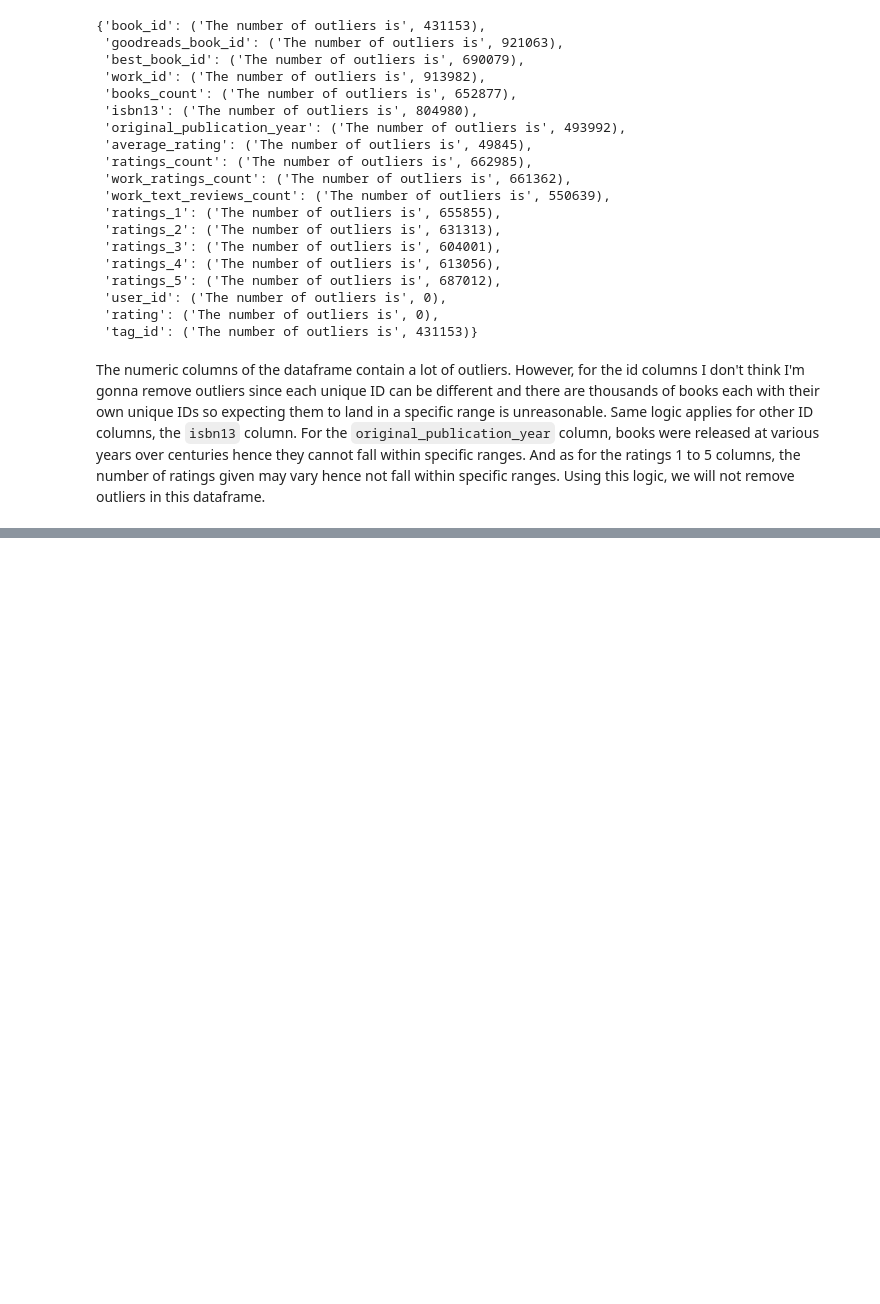
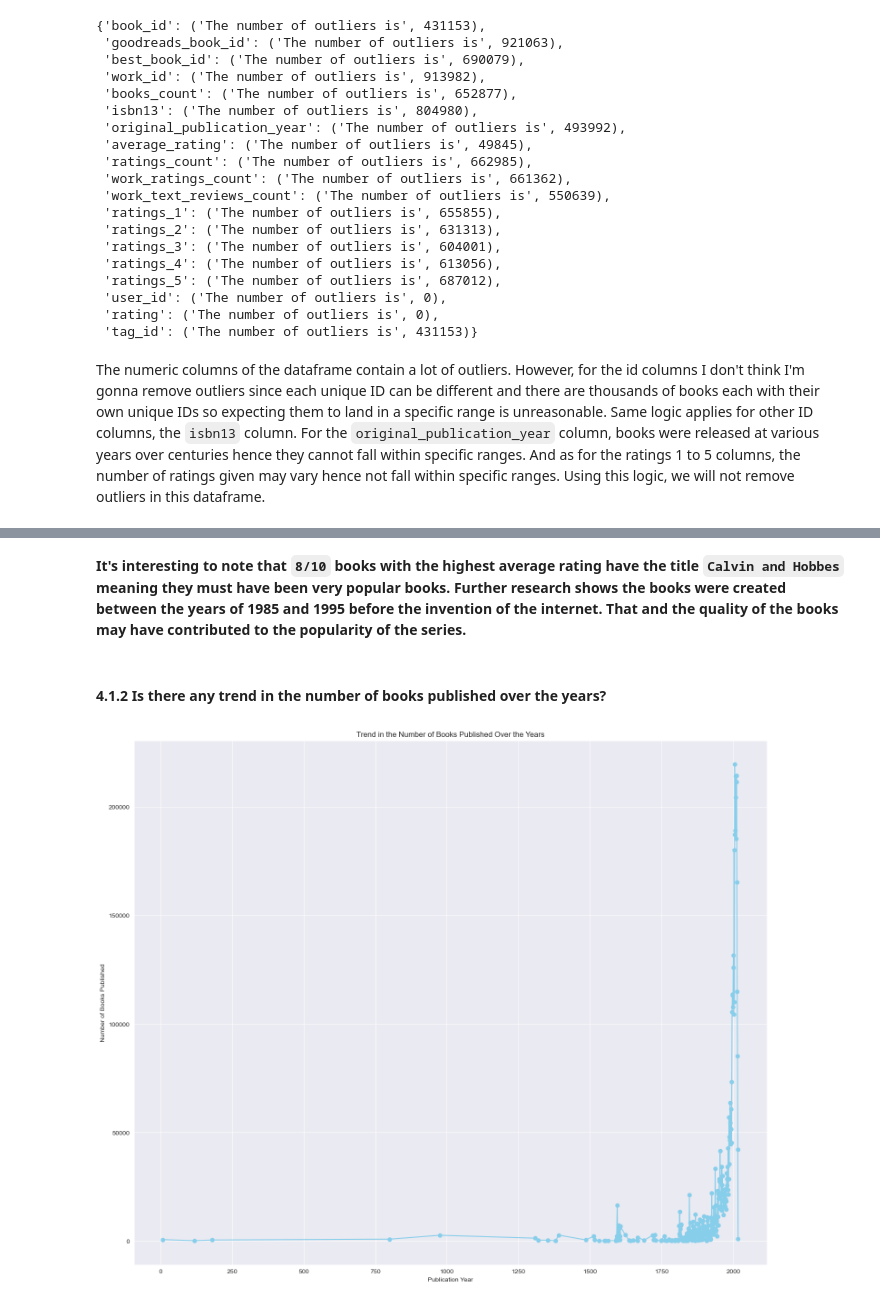
Before and after one commit to DennisWainaina/Book-recommendation-system-project, a Jupyter notebook: index.ipynb, the cells around one changed output, grey strips where cells are left out. Cells and saved outputs as stored; diff of their text form; code cells hidden in the pictures; blank space fills up the shorter version.

```diff
--- a/index.ipynb
+++ b/index.ipynb
@@ -322,0 +356,21 @@ The numeric columns of the dataframe contain a lot of outliers. However, for the
+# %% [markdown]
+**It's interesting to note that `8/10` books with the highest average rating have the title `Calvin and Hobbes` meaning they must have been very popular books. Further research shows the books  were created between the years of 1985 and 1995 before the invention of the internet. That and the quality of the books may have contributed to the popularity of the series.**
+# %% [markdown]
+#### 4.1.2 Is there any trend in the number of books published over the years?
+# %%
+# Grouping the dataset by original_publication_year and count the number of books published each year
+books_published_per_year = combined_df['original_publication_year'].value_counts().sort_index()
+
+# Filtering out the missing or invalid publication years (e.g., year <= 0)
+books_published_per_year = books_published_per_year[books_published_per_year.index > 0]
+
+# Creating a line chart to visualize the trend in the number of books published over the years
+plt.figure(figsize=(18, 15))
+plt.plot(books_published_per_year.index, books_published_per_year.values, marker='o', color='skyblue')
+plt.xlabel('Publication Year')
+plt.ylabel('Number of Books Published')
+plt.title('Trend in the Number of Books Published Over the Years')
+plt.grid(True)
+plt.show()
+# %% [output]
+[figure, added]
```
Also changed, not shown: parts of 22 cells of this notebook.
